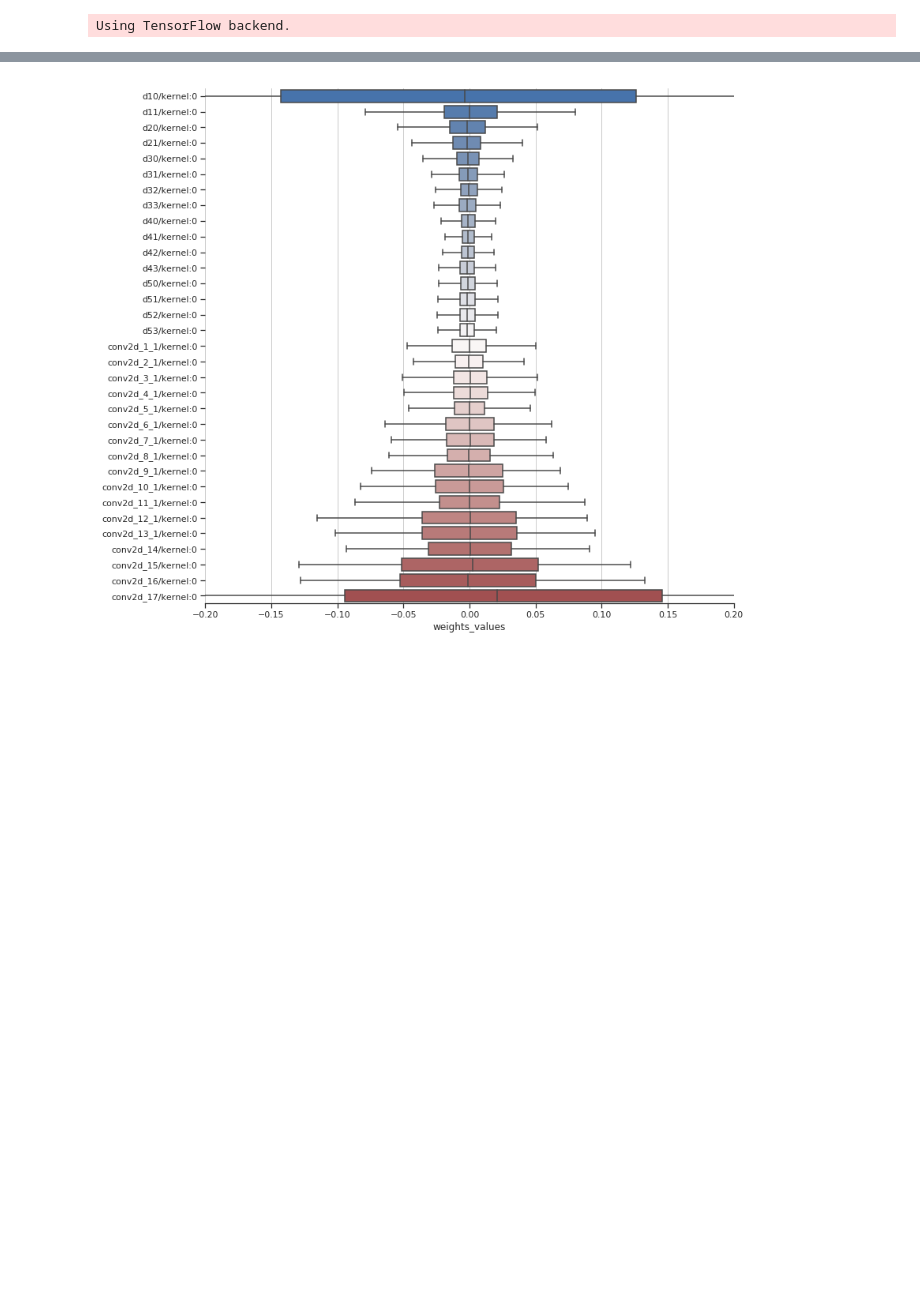
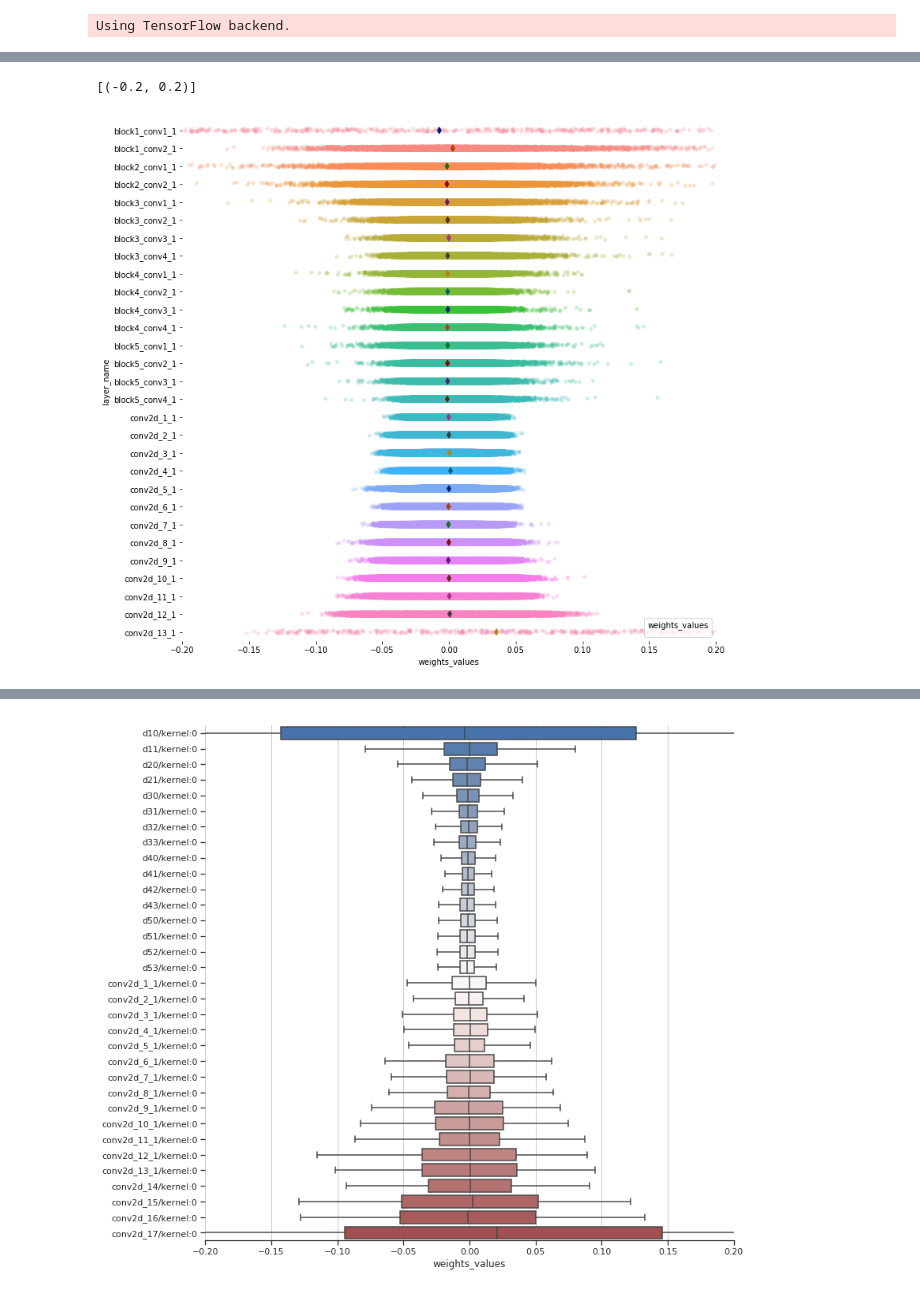
Before and after one commit to dschori/Rumex-Detection, a Jupyter notebook: notebooks/50_weights_visualization.ipynb, the cells around one changed output, grey strips where cells are left out. Cells and saved outputs as stored; diff of their text form; code cells hidden in the pictures; blank space fills up the shorter version.

```diff
--- a/notebooks/50_weights_visualization.ipynb
+++ b/notebooks/50_weights_visualization.ipynb
@@ -25,0 +116,33 @@ warnings.filterwarnings("ignore")
+# %%
+df = pd.DataFrame(columns=['layer_name', 'weights_values'])
+for n, w in zip(all_names,all_weights):
+    if len(w) > 1:
+        tmp = pd.DataFrame({"layer_name":[n for i in range(len(w.flatten()))],
+                            "weights_values":w.flatten()})
+        df = df.append(tmp)
+# %%
+# Initialize the figure
+f, ax = plt.subplots(figsize=(12, 12))
+sns.despine(bottom=True, left=True)
+
+tmp_df = df
+
+# Show each observation with a scatterplot
+sns.stripplot(x="weights_values", y="layer_name",
+              data=tmp_df, dodge=True, jitter=True,
+              alpha=.25, zorder=1)
+
+# Show the conditional means
+sns.pointplot(x="weights_values", y="layer_name",
+              data=tmp_df, dodge=.532, join=False, palette="dark",
+              markers="d", scale=.75, ci=None)
+
+# Improve the legend
+handles, labels = ax.get_legend_handles_labels()
+ax.legend(handles[3:], labels[3:], title="weights_values",
+          handletextpad=0, columnspacing=2,
+          loc="lower right", ncol=3, frameon=True)
+ax.set(xlim=(-0.2, 0.2))
+# %% [output]
+[(-0.2, 0.2)]
+[figure, added]
```
Also changed, not shown: parts of 21 cells of this notebook, 16 other files.
